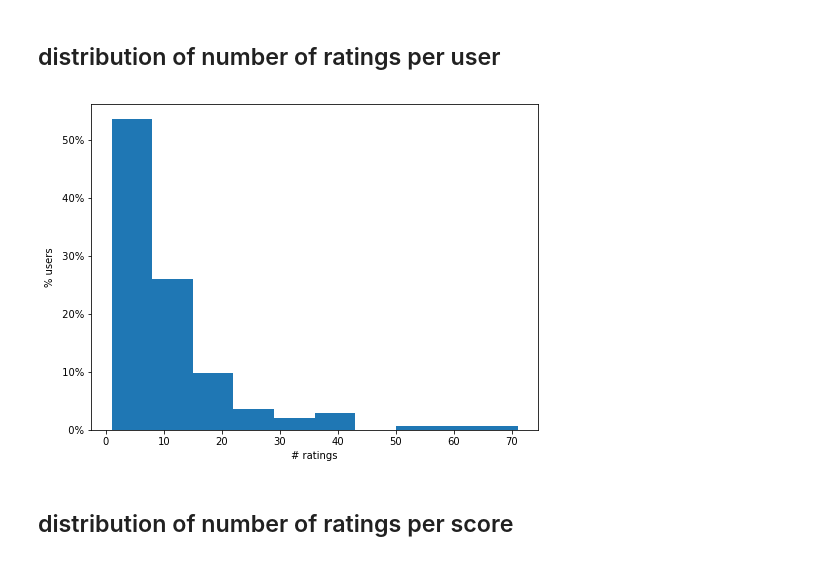
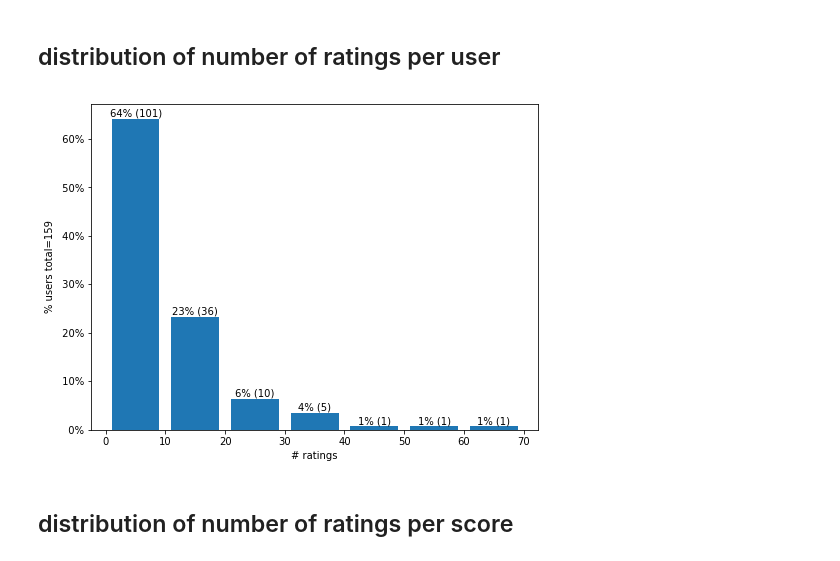
Before and after one commit to JHWu92/Cycling_safety, a Jupyter notebook: rating_platform/database report-1001.ipynb, the cells around one changed output. Saved outputs shown, nothing was run; the diff lists cells and outputs as text; code cells hidden in the pictures.

Commit message:
new distribution plot

```diff
--- a/rating_platform/database report-1001.ipynb
+++ b/rating_platform/database report-1001.ipynb
@@ -178,27 +178,34 @@ Name: familiar, dtype: int64
 # %% [markdown]
 ## distribution of number of ratings per user
 # %%
+
+num_users = users.shape[0]
 plot_pcnt = True
 fn_suffix = ' (percentage)' if plot_pcnt else ''
 series = ratings.groupby('user_id').count().email
 if plot_pcnt:
-    ax = series.plot(kind='hist', figsize=(8,6),
+    ax = series.plot(kind='hist', figsize=(8,6), rwidth=0.8, bins=range(0, 80, 10),
                  weights=np.ones_like(series) / len(series))
     vals = ax.get_yticks()
     ax.set_yticklabels(['{:3.0f}%'.format(x*100) for x in vals])
 else:
-    ax = series.plot(kind='hist', figsize=(8,6))
+    ax = series.plot(kind='hist', figsize=(8,6), rwidth=0.8, bins=range(0, 80, 10))
+
+for p in ax.patches:
+    if p.get_height()!=0:
+        height = '%.0f%% (%d)' % (p.get_height()*100, p.get_height()*num_users) if plot_pcnt else str(int(p.get_height()))
+        ax.annotate(height, (p.get_x() + p.get_width()/2 , p.get_height() + (0.005 if plot_pcnt else 1)), ha='center')
 
 
 ax.set_xlabel('# ratings')
-ax.set_ylabel('# users' if not plot_pcnt else '% users')
+ax.set_ylabel(('# users' if not plot_pcnt else '% users')+' total=%d' % num_users)
 
 
 fig = ax.get_figure()
 fig.savefig(u'plots/distribution of number of ratings per user%s.eps' % fn_suffix, format='eps', bbox_inches='tight', pad_inches=0)
 fig.savefig(u'plots/distribution of number of ratings per user%s.png' % fn_suffix, format='png', bbox_inches='tight', pad_inches=0)
 # %% [output]
-[figure, old version]
+[figure, new version]
 # %% [markdown]
 ## distribution of number of ratings per score
 # %%
```
Also changed, not shown: 2 other files.
